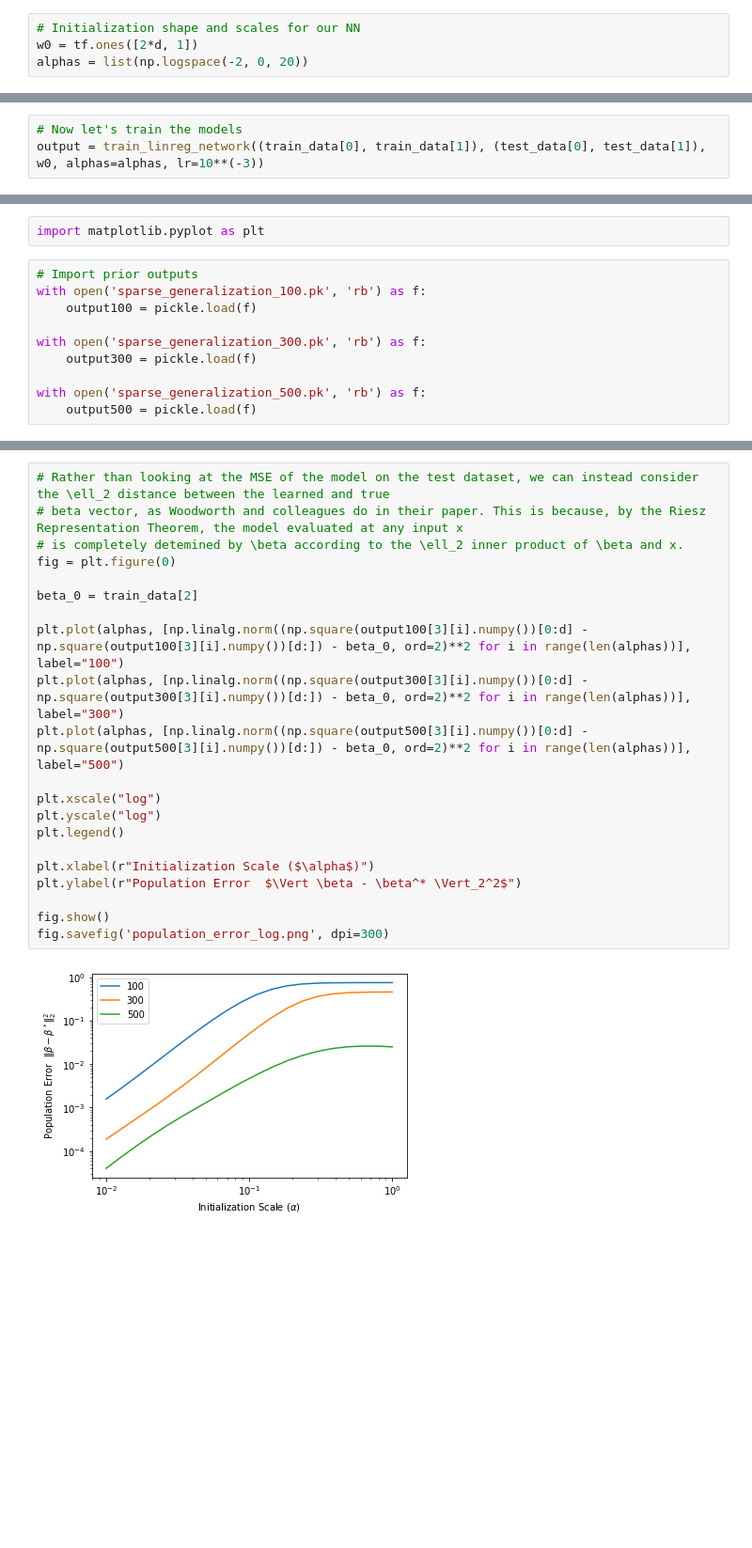
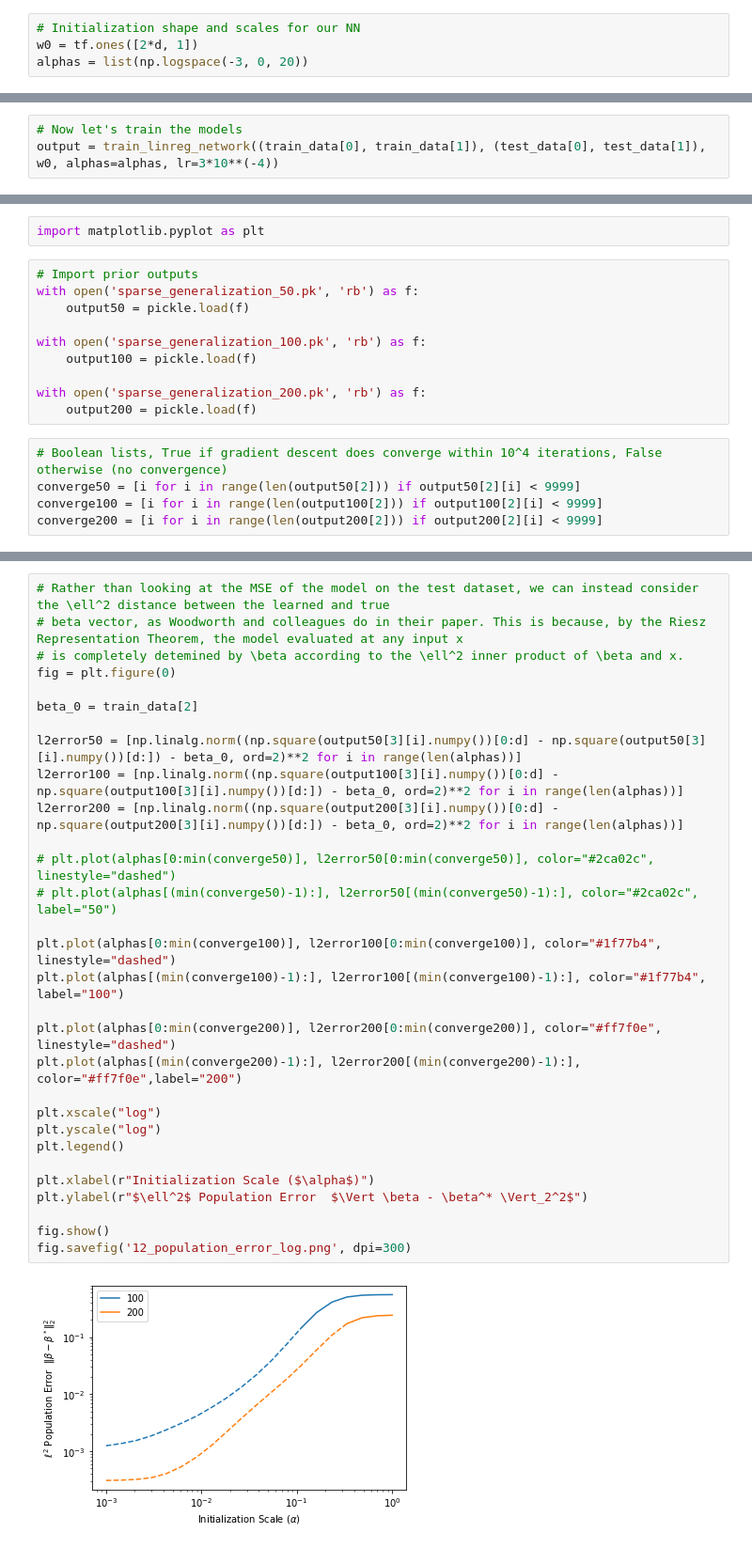
Before and after one commit to smithhenryd/NN-Kernel-and-Rich-Regimes, a Jupyter notebook: Code/Model_Generalization/Sparse Linear Regression/Sparse_Regression_pynb.ipynb, the cells around one changed output, grey strips where cells are left out. Shown at 94% size. Drawn from its saved outputs; the diff is of its cells as text; blank space fills up the shorter version.

```diff
--- a/Code/Model_Generalization/Sparse Linear Regression/Sparse_Regression_pynb.ipynb
+++ b/Code/Model_Generalization/Sparse Linear Regression/Sparse_Regression_pynb.ipynb
@@ -42,7 +41,7 @@ test_data = generate_sparse_dataset(num_test, d, r, indices=indices, filename='t
 # %%
 # Initialization shape and scales for our NN
 w0 = tf.ones([2*d, 1])
-alphas = list(np.logspace(-2, 0, 20))
+alphas = list(np.logspace(-3, 0, 20))
 # %%
 # Load in previous data
 with open(f'training_data_sparse_regression_{N}.pk', 'rb') as f:
@@ -66,3 +54,3 @@ beta_l1 = beta_0.value
 # %%
 # Now let's train the models
-output = train_linreg_network((train_data[0], train_data[1]), (test_data[0], test_data[1]), w0, alphas=alphas, lr=10**(-3))
+output = train_linreg_network((train_data[0], train_data[1]), (test_data[0], test_data[1]), w0, alphas=alphas, lr=3*10**(-4))
@@ -76,14 +82,19 @@ with open(f'sparse_generalization_{N}.pk', 'wb') as f:
 import matplotlib.pyplot as plt
 # %%
 # Import prior outputs
+with open('sparse_generalization_50.pk', 'rb') as f:
+    output50 = pickle.load(f)
+
 with open('sparse_generalization_100.pk', 'rb') as f:
     output100 = pickle.load(f)
 
-with open('sparse_generalization_300.pk', 'rb') as f:
-    output300 = pickle.load(f)
-
-with open('sparse_generalization_500.pk', 'rb') as f:
-    output500 = pickle.load(f)
+with open('sparse_generalization_200.pk', 'rb') as f:
+    output200 = pickle.load(f)
+# %%
+# Boolean lists, True if gradient descent does converge within 10^4 iterations, False otherwise (no convergence)
+converge50 = [i for i in range(len(output50[2])) if output50[2][i] < 9999]
+converge100 = [i for i in range(len(output100[2])) if output100[2][i] < 9999]
+converge200 = [i for i in range(len(output200[2])) if output200[2][i] < 9999]
 # %%
 # Now plot the MSE on the test dataset against the initialization scale \alpha for each of the models we trained
 fig = plt.figure(0)
@@ -106,23 +126,32 @@ fig.savefig('visualize_test_MSE_log.png', dpi=300)
 # %%
-# Rather than looking at the MSE of the model on the test dataset, we can instead consider the \ell_2 distance between the learned and true
+# Rather than looking at the MSE of the model on the test dataset, we can instead consider the \ell^2 distance between the learned and true
 # beta vector, as Woodworth and colleagues do in their paper. This is because, by the Riesz Representation Theorem, the model evaluated at any input x
-# is completely detemined by \beta according to the \ell_2 inner product of \beta and x.
+# is completely detemined by \beta according to the \ell^2 inner product of \beta and x.
 fig = plt.figure(0)
 
 beta_0 = train_data[2]
 
-plt.plot(alphas, [np.linalg.norm((np.square(output100[3][i].numpy())[0:d] - np.square(output100[3][i].numpy())[d:]) - beta_0, ord=2)**2 for i in range(len(alphas))], label="100")
-plt.plot(alphas, [np.linalg.norm((np.square(output300[3][i].numpy())[0:d] - np.square(output300[3][i].numpy())[d:]) - beta_0, ord=2)**2 for i in range(len(alphas))], label="300")
-plt.plot(alphas, [np.linalg.norm((np.square(output500[3][i].numpy())[0:d] - np.square(output500[3][i].numpy())[d:]) - beta_0, ord=2)**2 for i in range(len(alphas))], label="500")
+l2error50 = [np.linalg.norm((np.square(output50[3][i].numpy())[0:d] - np.square(output50[3][i].numpy())[d:]) - beta_0, ord=2)**2 for i in range(len(alphas))]
+l2error100 = [np.linalg.norm((np.square(output100[3][i].numpy())[0:d] - np.square(output100[3][i].numpy())[d:]) - beta_0, ord=2)**2 for i in range(len(alphas))]
+l2error200 = [np.linalg.norm((np.square(output200[3][i].numpy())[0:d] - np.square(output200[3][i].numpy())[d:]) - beta_0, ord=2)**2 for i in range(len(alphas))]
+
+# plt.plot(alphas[0:min(converge50)], l2error50[0:min(converge50)], color="#2ca02c", linestyle="dashed")
+# plt.plot(alphas[(min(converge50)-1):], l2error50[(min(converge50)-1):], color="#2ca02c", label="50")
+
+plt.plot(alphas[0:min(converge100)], l2error100[0:min(converge100)], color="#1f77b4", linestyle="dashed")
+plt.plot(alphas[(min(converge100)-1):], l2error100[(min(converge100)-1):], color="#1f77b4", label="100")
+
+plt.plot(alphas[0:min(converge200)], l2error200[0:min(converge200)], color="#ff7f0e", linestyle="dashed")
+plt.plot(alphas[(min(converge200)-1):], l2error200[(min(converge200)-1):], color="#ff7f0e",label="200")
 
 plt.xscale("log")
 plt.yscale("log")
 plt.legend()
 
 plt.xlabel(r"Initialization Scale ($\alpha$)")
-plt.ylabel(r"Population Error  $\Vert \beta - \beta^* \Vert_2^2$")
+plt.ylabel(r"$\ell^2$ Population Error  $\Vert \beta - \beta^* \Vert_2^2$")
 
 fig.show()
-fig.savefig('population_error_log.png', dpi=300)
+fig.savefig('12_population_error_log.png', dpi=300)
 # %% [output]
-[figure, old version]
+[figure, new version]
```
Also changed, not shown: parts of 12 cells of this notebook.
